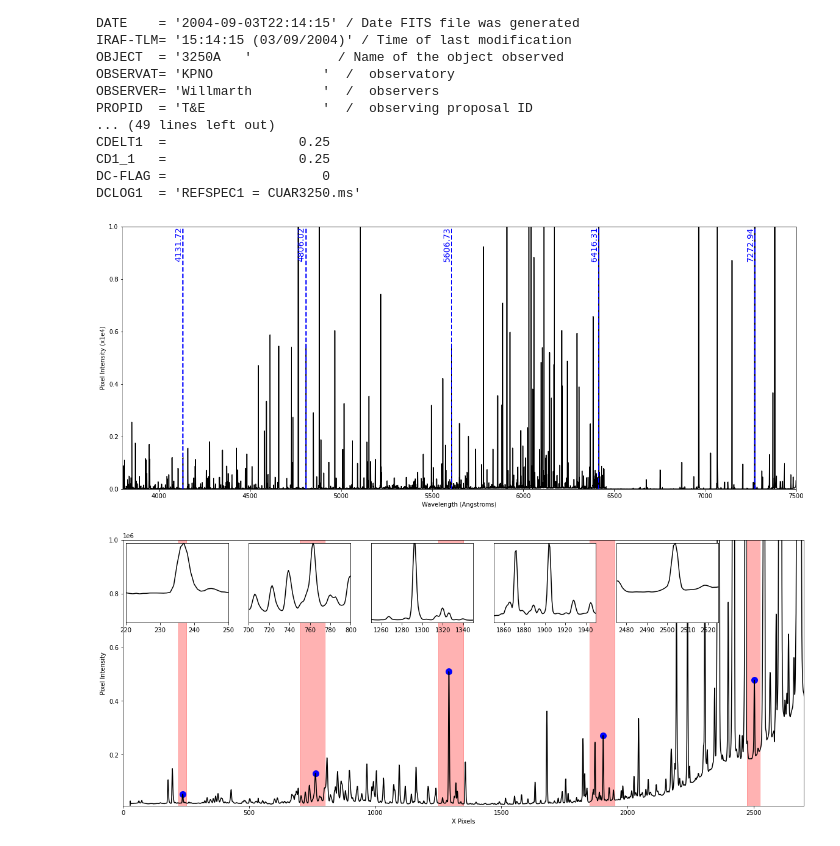
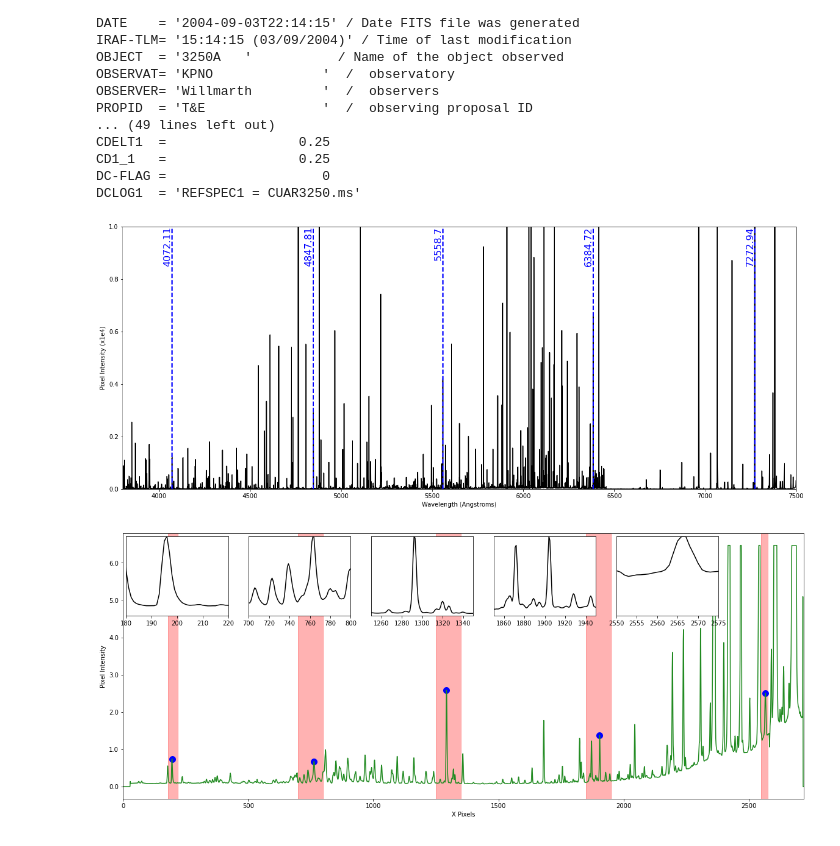
Before and after one commit to astronamanj/641_Observational_Techniques, a Jupyter notebook: omm_spectograph/calibration_and_analysis.ipynb, the cells around one changed output. Saved outputs shown, nothing was run; the diff lists cells and outputs as text; code cells hidden in the pictures.

```diff
--- a/omm_spectograph/calibration_and_analysis.ipynb
+++ b/omm_spectograph/calibration_and_analysis.ipynb
@@ -5,7 +16,7 @@ import functions as fn
 master_bias = np.load('data/master_bias.npy')
 arc = fn.read_fits('data/calibration.fits', True)
 arc = arc - master_bias
-fn.plot_fits(arc, 'Calibration')
+fn.plot_fits(arc, 'Calibration', norm=LogNorm(1e2, 1e5))
 # %% [output]
 WARNING: File may have been truncated: actual file length (2791040) is smaller than the expected size (2793600) [astropy.io.fits.file]
 WARNING: VerifyWarning: Verification reported errors: [astropy.io.fits.verify]
@@ -45,9 +56,9 @@ DISPAXIS=                    1  / Direction spectrale
 # %%
-arc_spectrum = fn.spectrum(arc, 300, 20)
+arc_spectrum = fn.spectrum(arc, 300, 10)
 arc_spectrum = np.flip(arc_spectrum)
 
 fig, ax = plt.subplots(figsize=(15, 5))
-ax.plot(arc_spectrum, color='black')
+ax.plot(arc_spectrum, color='forestgreen')
 ax.set_xlabel('X Pixels')
 ax.set_ylabel('Pixel Intensity')
 #ax.set_yscale('log')
@@ -89,41 +100,43 @@ ax.plot(wavelengths, cuar, color='black')
 ax.set_xlabel('Wavelength (Angstroms)')
 ax.set_ylabel('Pixel Intensity (x1e4)')
 #ax.set_yscale('log')
 ax.set_xscale('linear')
 ax.set_xlim(3800, 7500)
 ax.set_ylim(0, 1e4)
 ax.yaxis.set_major_formatter(plt.FuncFormatter(lambda x, loc: "{:.01f}".format(x / 1e4)))
 
-# identifying lines
-lines = [4131.72, 4806.02, 5606.73, 6416.31, 7272.94]
+# Identifying lines in CuAr spectrum
+# Reference: https://www.ing.iac.es/astronomy/observing/manuals/ps/tech_notes/tn133.pdf
+lines = [4072.11, 4847.81, 5558.70, 6384.72, 7272.94]
 for x in lines:
     ax.axvline(x, color='blue', linestyle='--', linewidth=2)
-    ax.text(x, ax.get_ylim()[1], f'{x}', rotation=90, verticalalignment='top', horizontalalignment='right', color='blue', fontsize=14)
+    ax.text(x, ax.get_ylim()[1], f'{x}', rotation=90, verticalalignment='top', horizontalalignment='right', color='blue', fontsize=16)
 
 plt.show()
 
 fig, ax = plt.subplots(figsize=(20, 8))
-ax.plot(arc_spectrum, color='black')
+ax.plot(arc_spectrum, color='forestgreen')
 ax.set_xlabel('X Pixels')
 ax.set_ylabel('Pixel Intensity')
 #ax.set_yscale('log')
-ax.set_xlim(0, 2700)
-ax.set_ylim(1e4, 1e6)
+ax.set_xlim(0, len(arc_spectrum))
+#ax.set_ylim(1e4, 5e5)
+ax.yaxis.set_major_formatter(plt.FuncFormatter(lambda x, loc: "{:.1f}".format(x / 100000)))
 
-# identifying lines
-ranges = [(220, 250), (700, 800), (1250, 1350), (1850, 1950), (2475, 2525)]
+# Identifying lines in the calibrration spectrum
+ranges = [(180, 220), (700, 800), (1250, 1350), (1850, 1950), (2550, 2575)]
 peaks = []
 
 for i, (start, end) in enumerate(ranges):
     ax.axvspan(start, end, color='red', alpha=0.3)
     create_inset(arc_spectrum, ax, start, end, 0.18 * i, 0.0)
 
     max_value, peak = fn.find_maximum_peak_in_range(arc_spectrum, start, end)
     peaks.append(peak)
     ax.scatter(peak, max_value, color='blue', s=100)
 
 plt.show()
 # %% [output]
-[figure, old version]
+[figure, new version]
-[figure, old version]
+[figure, new version]
 # %%
```
Also changed, not shown: parts of 7 cells of this notebook, 3 other files.
